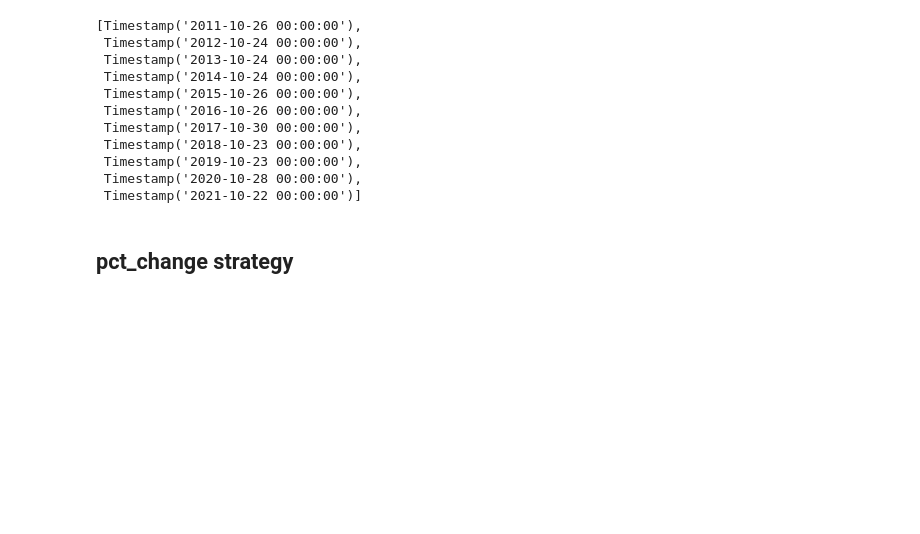
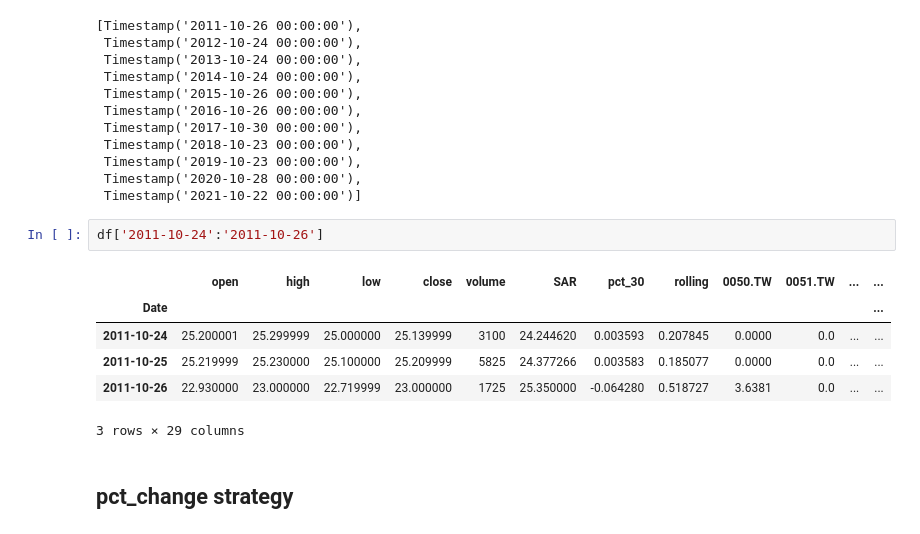
Before and after one commit to benson85560/yuanta, a Jupyter notebook: NEW_Div_yld_ATC_Strategy.ipynb, the cells around one changed output. Drawn from its saved outputs; the diff is of its cells as text; blank space fills up the shorter version.

```diff
--- a/NEW_Div_yld_ATC_Strategy.ipynb
+++ b/NEW_Div_yld_ATC_Strategy.ipynb
@@ -91,6 +91,15 @@ List
  Timestamp('2019-10-23 00:00:00'),
  Timestamp('2020-10-28 00:00:00'),
  Timestamp('2021-10-22 00:00:00')]
+# %%
+df['2011-10-24':'2011-10-26']
+# %% [output]
+|  | open | high | low | close | volume | SAR | pct_30 | rolling | 0050.TW | 0051.TW | ... | ... |
+| Date |  |  |  |  |  |  |  |  |  |  |  | ... |
+| 2011-10-24 | 25.200001 | 25.299999 | 25.000000 | 25.139999 | 3100 | 24.244620 | 0.003593 | 0.207845 | 0.0000 | 0.0 | ... | ... |
+| 2011-10-25 | 25.219999 | 25.230000 | 25.100000 | 25.209999 | 5825 | 24.377266 | 0.003583 | 0.185077 | 0.0000 | 0.0 | ... | ... |
+| 2011-10-26 | 22.930000 | 23.000000 | 22.719999 | 23.000000 | 1725 | 25.350000 | -0.064280 | 0.518727 | 3.6381 | 0.0 | ... | ... |
+3 rows × 29 columns
 # %% [markdown]
 ## **pct_change strategy**
 # %% [markdown]
```
Also changed, not shown: parts of 7 cells of this notebook.
